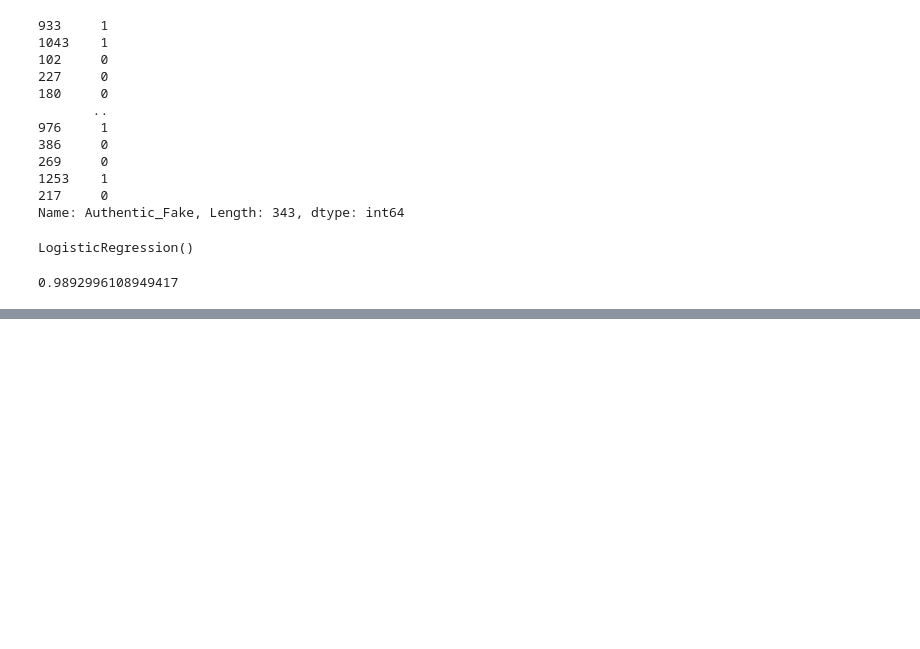
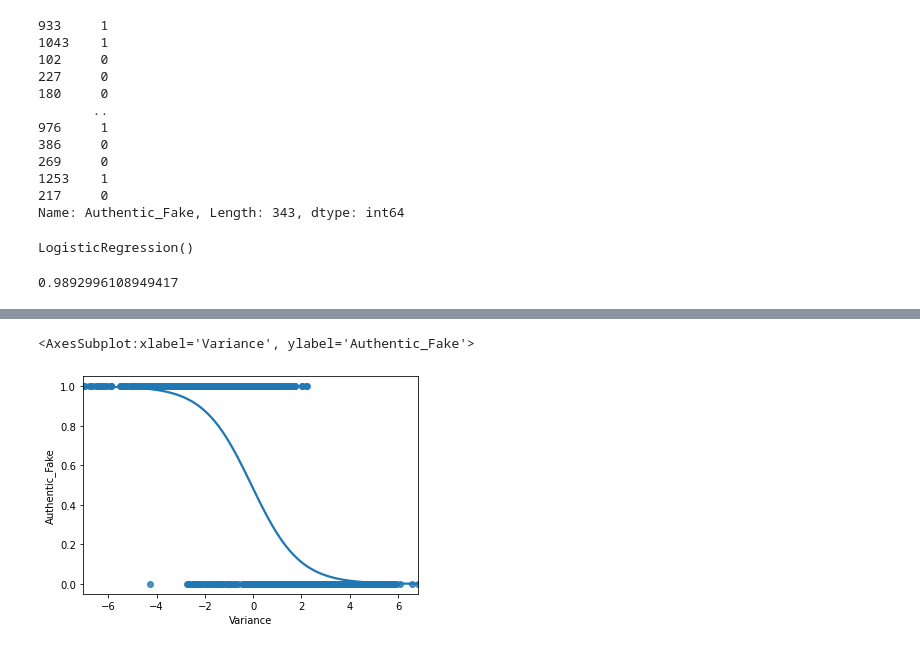
Before and after one commit to daniellejenkins17/Banknote_Classification_Real_Or_Fake, a Jupyter notebook: Banknote Day 1.ipynb, the cells around one changed output, grey strips where cells are left out. Drawn from its saved outputs; the diff is of its cells as text; code cells hidden in the pictures; blank space fills up the shorter version.

```diff
--- a/Banknote Day 1.ipynb
+++ b/Banknote Day 1.ipynb
@@ -337 +361,8 @@ LogReg.score(X_train, y_train)
+# %%
+#These are just visualizations...not having to do with baseline model at all
+
+sns.regplot(x=X_train['Variance'], y=y_train, logistic=True, ci=None)
+# %% [output]
+<AxesSubplot:xlabel='Variance', ylabel='Authentic_Fake'>
+[figure, added]
 # %%
```
Also changed, not shown: parts of 32 cells of this notebook, 2 other files.
